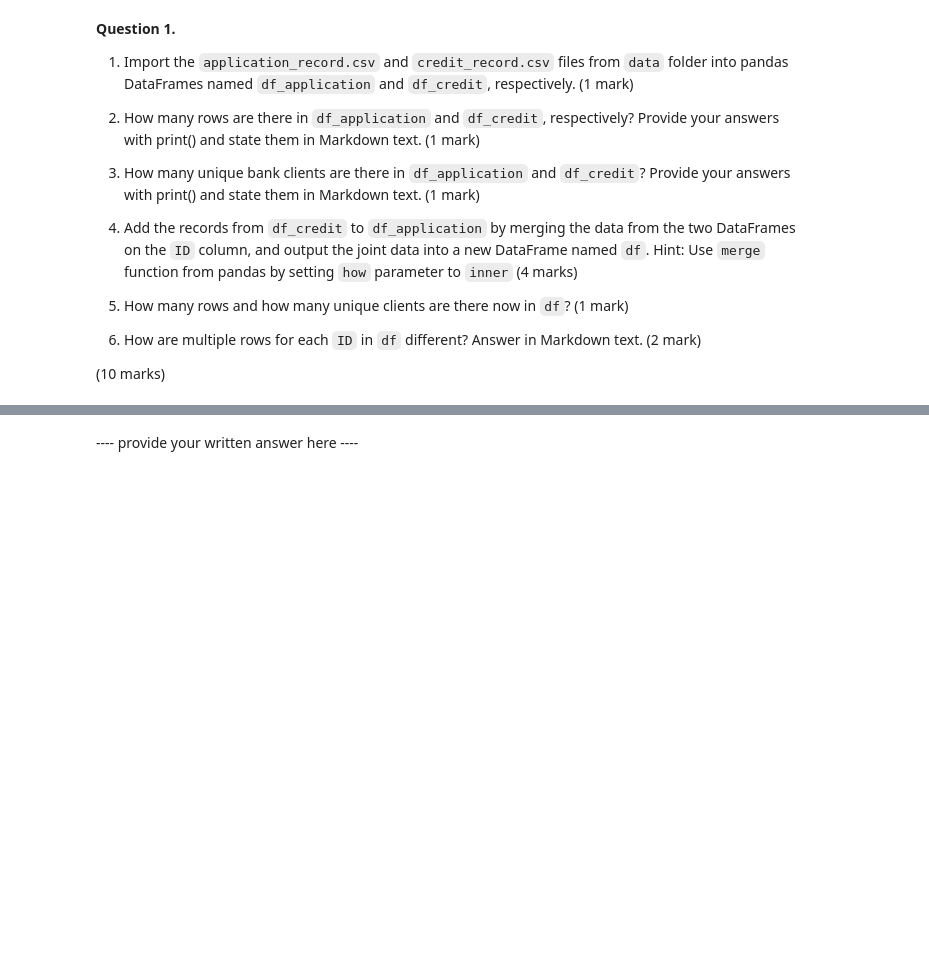
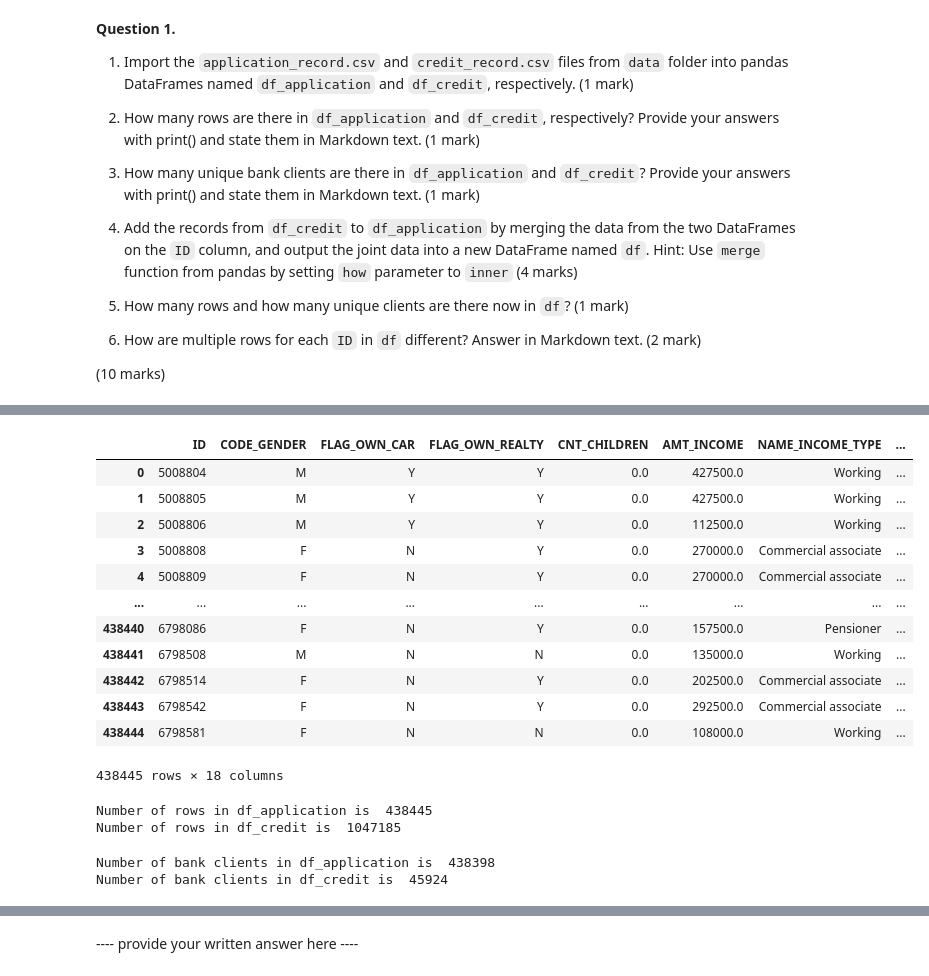
Before and after one commit to Aydza/BUSA8001, a Jupyter notebook: Assessment/Assignment1-S2-2024/Assignment1-S2-2024.ipynb, the cells around one changed output, grey strips where cells are left out. Drawn from its saved outputs; the diff is of its cells as text; code cells hidden in the pictures; blank space fills up the shorter version.

```diff
--- a/Assessment/Assignment1-S2-2024/Assignment1-S2-2024.ipynb
+++ b/Assessment/Assignment1-S2-2024/Assignment1-S2-2024.ipynb
@@ -70,0 +69,12 @@
+# %%
+# ---- provide your code here -----
+# This code file has to be stored at the same folder and same folder level as the datas
+# Question 1.1
+
+import pandas as pd #import pandas lib
+
+df_application=pd.read_csv('application_record.csv') #import application record
+df_application.info()
+
+df_credit=pd.read_csv('credit_record.csv')  #import credit record
+df_credit.info()
@@ -70,0 +99,37 @@
+# %%
+df_application
+# %% [output]
+|  | ID | CODE_GENDER | FLAG_OWN_CAR | FLAG_OWN_REALTY | CNT_CHILDREN | AMT_INCOME | NAME_INCOME_TYPE | ... |
+| 0 | 5008804 | M | Y | Y | 0.0 | 427500.0 | Working | ... |
+| 1 | 5008805 | M | Y | Y | 0.0 | 427500.0 | Working | ... |
+| 2 | 5008806 | M | Y | Y | 0.0 | 112500.0 | Working | ... |
+| 3 | 5008808 | F | N | Y | 0.0 | 270000.0 | Commercial associate | ... |
+| 4 | 5008809 | F | N | Y | 0.0 | 270000.0 | Commercial associate | ... |
+| ... | ... | ... | ... | ... | ... | ... | ... | ... |
+| 438440 | 6798086 | F | N | Y | 0.0 | 157500.0 | Pensioner | ... |
+| 438441 | 6798508 | M | N | N | 0.0 | 135000.0 | Working | ... |
+| 438442 | 6798514 | F | N | Y | 0.0 | 202500.0 | Commercial associate | ... |
+| 438443 | 6798542 | F | N | Y | 0.0 | 292500.0 | Commercial associate | ... |
+| 438444 | 6798581 | F | N | N | 0.0 | 108000.0 | Working | ... |
+438445 rows × 18 columns
+# %%
+#Question 1.2
+
+#count column for df_application
+print("Number of rows in df_application is ", len(df_application))
+
+#count column for df_credit
+print("Number of rows in df_credit is ", len(df_credit))
+# %% [output]
+Number of rows in df_application is  438445
+Number of rows in df_credit is  1047185
+# %%
+#Question 1.3
+
+#count number of unique bank clients for df_application
+print("Number of bank clients in df_application is ", len(df_application['ID'].unique()))
+#count number of unique bank clients for df_credit
+print("Number of bank clients in df_credit is ", len(df_credit['ID'].unique()))
+# %% [output]
+Number of bank clients in df_application is  438398
+Number of bank clients in df_credit is  45924
```
Also changed, not shown: parts of 8 cells of this notebook, 2 other files.
